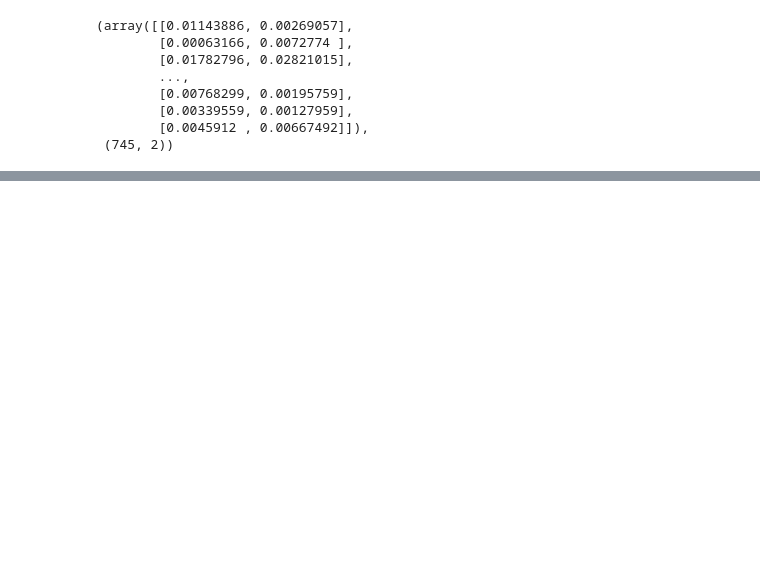
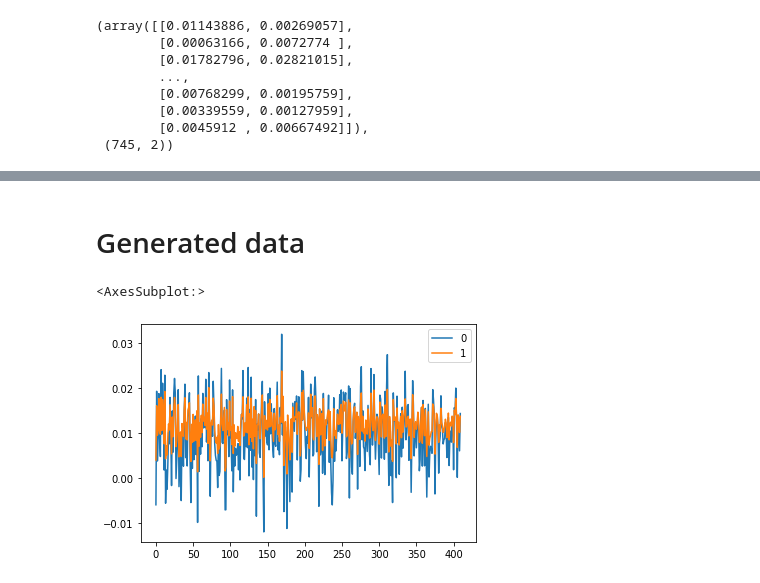
Before and after one commit to youssef595/Genhack-BNP_PARIBAS_X-challenge, a Jupyter notebook: Notebooks/WGAN_youssef_test.ipynb, the cells around one changed output, grey strips where cells are left out. Drawn from its saved outputs; the diff is of its cells as text; code cells hidden in the pictures; blank space fills up the shorter version.

```diff
--- a/Notebooks/WGAN_youssef_test.ipynb
+++ b/Notebooks/WGAN_youssef_test.ipynb
@@ -77,12 +76,11 @@ The `lr` argument is deprecated, use `learning_rate` instead.
 # %%
 # define the standalone critic model
-def define_critic(D_in,dim=128,out_dim=1,lr=1e-3):
-	const = ClipConstraint(0.01)
+def define_critic(D_in,dim=128,out_dim=1,lr=1e-5):
 	x = Dense(dim * 4)(D_in)
 	x = Dropout(0.1)(x)
-	x = Dense(dim * 2)(x)
+	x = Dense(dim * 2,activation='tanh')(x)
 	x = Dropout(0.1)(x)
-	x = Dense(dim)(x)
+	x = Dense(dim,activation='tanh')(x)
 	D_out = Dense(out_dim)(x)
 	D = Model(D_in, D_out)
 	opt = RMSprop(lr=lr)
@@ -146,12 +144,10 @@ _________________________________________________________________
 def train(GAN, G, D, epochs, batch_size=1,latent_dim=4,verbose=False):
     valid = -np.ones((batch_size, 1))
     fake = np.ones((batch_size, 1))
-    d_loss = []
-    g_loss = []
     clip_value = 0.01
     n_critic = 5
     e_range = range(epochs)
-    f = open('loss_logs.csv','w')
+    f = open('../Logs/loss_logs.csv','w')
     f.write('Epoch,Discriminator Loss,Generator Loss\n')
 
     if verbose:
@@ -162,11 +158,11 @@ def train(GAN, G, D, epochs, batch_size=1,latent_dim=4,verbose=False):
             batch_data = df[idx]
 
             # Sample noise as generator input
-            noise = np.random.normal(-1, 1, (batch_size, latent_dim))
+            noise = np.random.normal(0, 1, (batch_size, latent_dim))
 
             # Generate a batch of new images
             gen_data = G.predict(noise)
-
+            set_trainability(D, True)
             d_loss_real = D.train_on_batch(batch_data, valid)
             d_loss_fake = D.train_on_batch(gen_data, fake)
             d_loss = 0.5 * np.add(d_loss_fake, d_loss_real)
@@ -176,11 +172,12 @@ def train(GAN, G, D, epochs, batch_size=1,latent_dim=4,verbose=False):
                 weights = [np.clip(w, -clip_value, clip_value) for w in weights]
                 l.set_weights(weights)
 
+        set_trainability(D, False)
         g_loss = GAN.train_on_batch(noise, valid)
 
         # Plot the progress
-        print ("%d [D loss: %f] [G loss: %f]" % (epoch, d_loss, g_loss))
+        print ("%d [D loss: %f] [G loss: %f]" % (epoch,d_loss, g_loss))
         f.write("%d,%f,%f\n"%(epoch,d_loss,g_loss))
 # %%
-train(GAN, G, D, epochs=100, batch_size=1,latent_dim=2,verbose=False)
+train(GAN, G, D, epochs=1000, batch_size=5,latent_dim=2,verbose=False)
 # %% [output]
@@ -238,0 +221,7 @@ array([[0.01143886, 0.00269057],
+# %% [markdown]
+# Generated data
+# %%
+x.plot()
+# %% [output]
+<AxesSubplot:>
+[figure, added]
```
Also changed, not shown: parts of 11 cells of this notebook.
